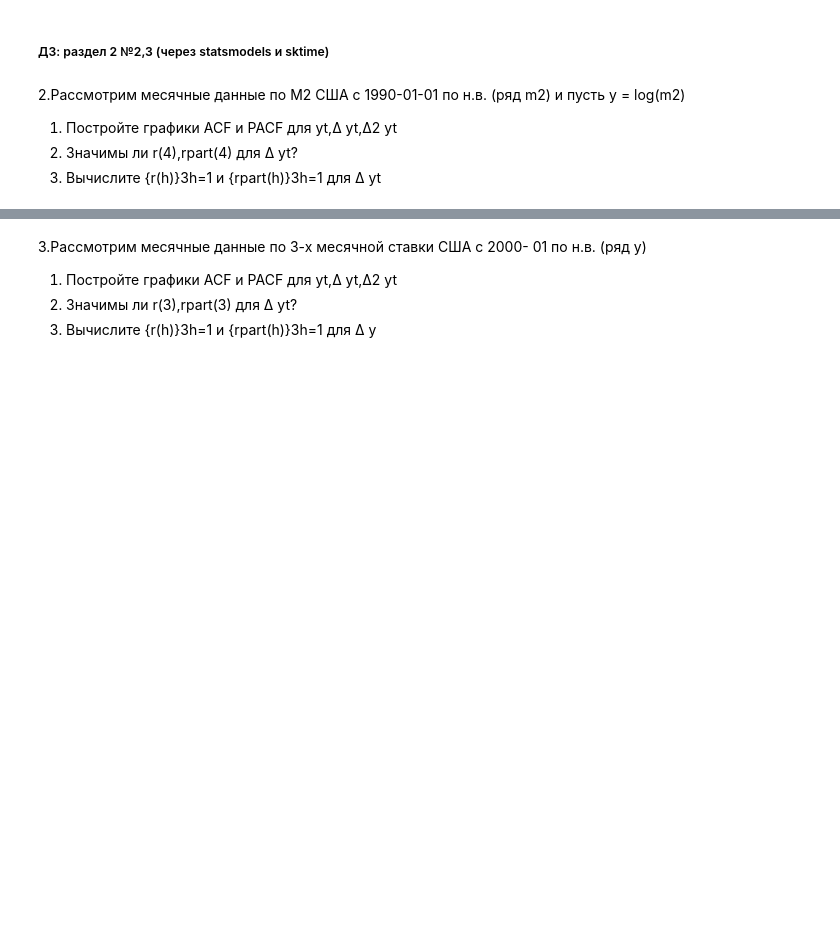
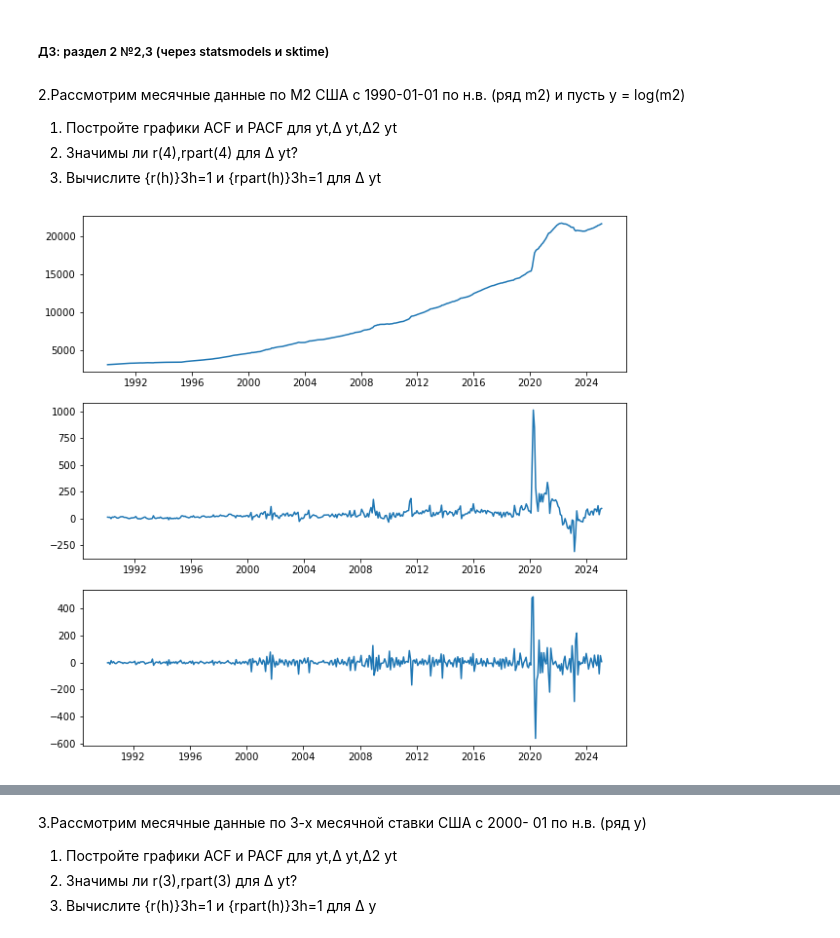
Before and after one commit to PomoshnikovV/Time-Series-Analysis-2025, a Jupyter notebook: 2 - ACF, PACF.ipynb, the cells around one changed output, grey strips where cells are left out. Drawn from its saved outputs; the diff is of its cells as text; code cells hidden in the pictures; blank space fills up the shorter version.

```diff
--- a/2 - ACF, PACF.ipynb
+++ b/2 - ACF, PACF.ipynb
@@ -119,3 +116,18 @@ pacf_transformer.fit_transform(y.diff().dropna()).round(3)
 1. Постройте графики ACF и PACF для yt,∆ yt,∆2 yt
 2. Значимы ли r(4),rpart(4) для ∆ yt?
 3. Вычислите {r(h)}3h=1 и {rpart(h)}3h=1 для ∆ yt
+# %%
+M2 = web.DataReader(name='M2SL', data_source='fred', start='1990-1')
+
+# исходный ряд
+fig, axs = plt.subplots(3,1,figsize=(10, 10))
+
+
+axs[0].plot(M2)
+axs[1].plot(M2.diff().dropna())
+axs[2].plot(M2.diff().diff().dropna())
+
+plt.tight_layout
+plt.show()
+# %% [output]
+[figure, added]
```
Also changed, not shown: parts of 5 cells of this notebook, 2 other files.
